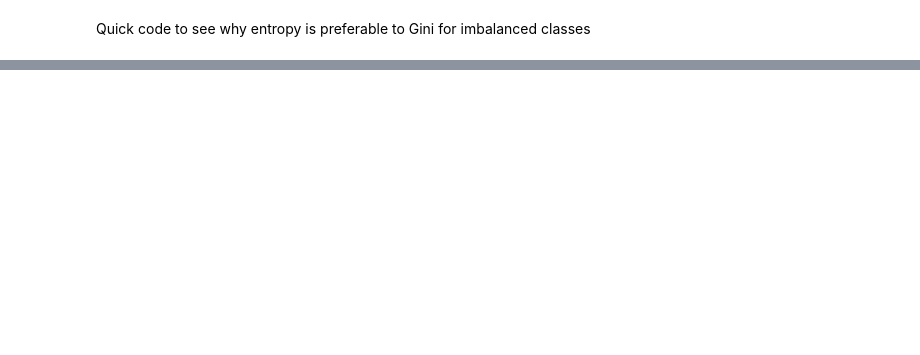
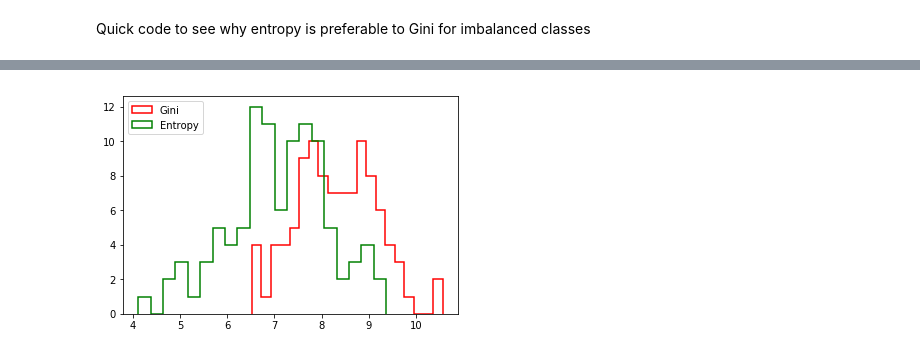
Before and after one commit to TopQuirk67/insightchallenges, a Jupyter notebook: Gini versus Entropy.ipynb, the cells around one changed output, grey strips where cells are left out. Drawn from its saved outputs; the diff is of its cells as text; code cells hidden in the pictures; blank space fills up the shorter version.

```diff
--- a/Gini versus Entropy.ipynb
+++ b/Gini versus Entropy.ipynb
@@ -138,0 +153,47 @@ plt.show()
+# %%
+# now loop through a couple of times with balanced data and with imbalanced data
+imbal_gini    = []
+imbal_entropy = []
+for i in range(100):
+    N1 = 200
+    N2 = 10
+    x1 = 4.0
+    s1 = 2.0
+    x2 = 8.0
+    s2 = 2.0
+    l1 =  np.random.normal(loc=x1, scale=s1, size=N1)
+    l2 =  np.random.normal(loc=x2, scale=s2, size=N2)
+    dataset = [[item, 0] for item in l1]
+    dataset.extend([[item, 1] for item in l2])
+    imbal_gini.append(get_split(dataset,score = 'gini')['value'])
+    imbal_entropy.append(get_split(dataset,score = 'entropy')['value'])
+
+#     print('Gini   ',get_split(dataset,score = 'gini')['value'])
+#     print('Entropy',get_split(dataset,score = 'entropy')['value'])
+
+bal_gini    = []
+bal_entropy = []
+for i in range(100):
+    N1 = 200
+    N2 = 200
+    x1 = 4.0
+    s1 = 2.0
+    x2 = 8.0
+    s2 = 2.0
+    l1 =  np.random.normal(loc=x1, scale=s1, size=N1)
+    l2 =  np.random.normal(loc=x2, scale=s2, size=N2)
+    dataset = [[item, 0] for item in l1]
+    dataset.extend([[item, 1] for item in l2])
+    bal_gini.append(get_split(dataset,score = 'gini')['value'])
+    bal_entropy.append(get_split(dataset,score = 'entropy')['value'])
+
+#     print('Gini   ',get_split(dataset,score = 'gini')['value'])
+#     print('Entropy',get_split(dataset,score = 'entropy')['value'])
+# %%
+fig, ax = plt.subplots()
+ax.hist(imbal_gini, 20, None, ec='red', fc='none', lw=1.5, histtype='step', label='Gini')
+ax.hist(imbal_entropy, 20, None, ec='green', fc='none', lw=1.5, histtype='step', label='Entropy')
+ax.legend(loc='upper left')
+plt.show()
+# %% [output]
+[figure, added]
```
Also changed, not shown: parts of 6 cells of this notebook, 1 other file.
